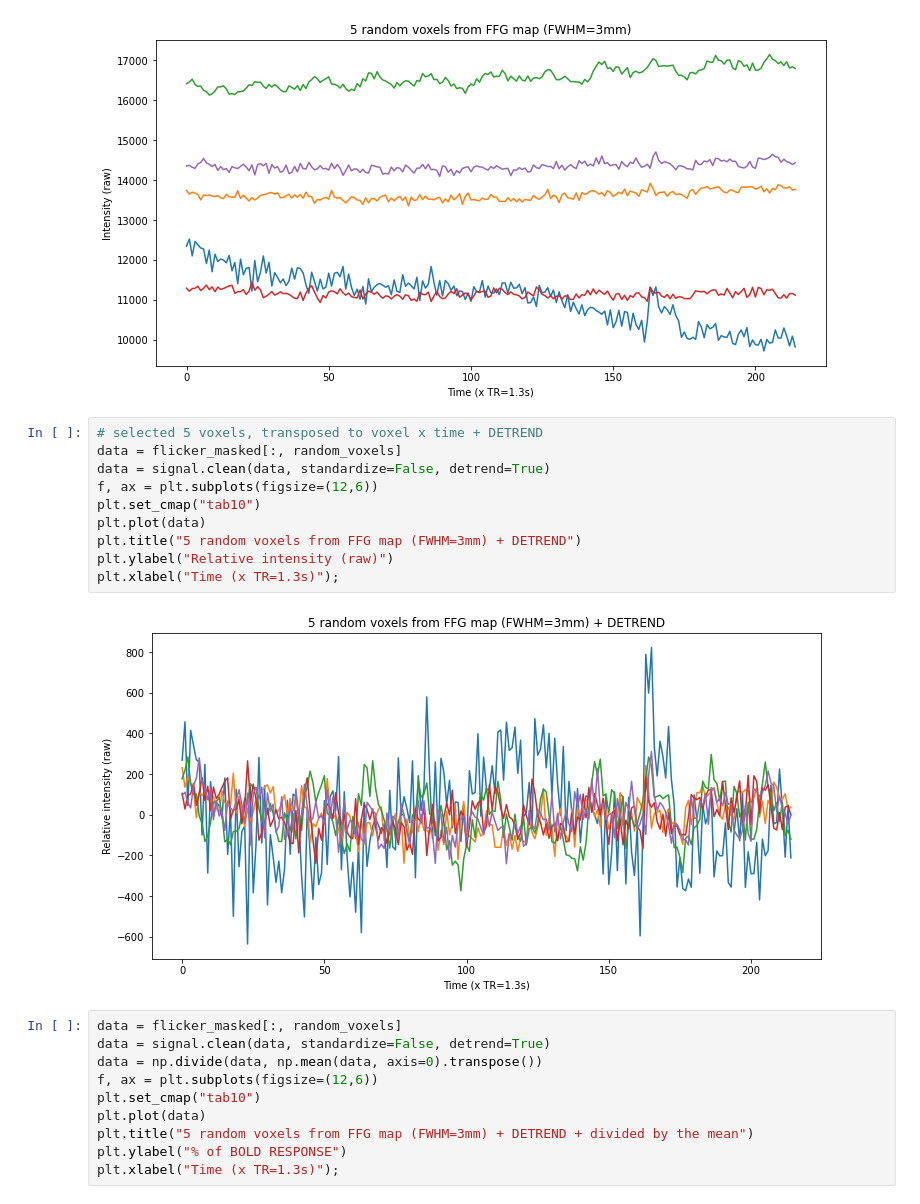
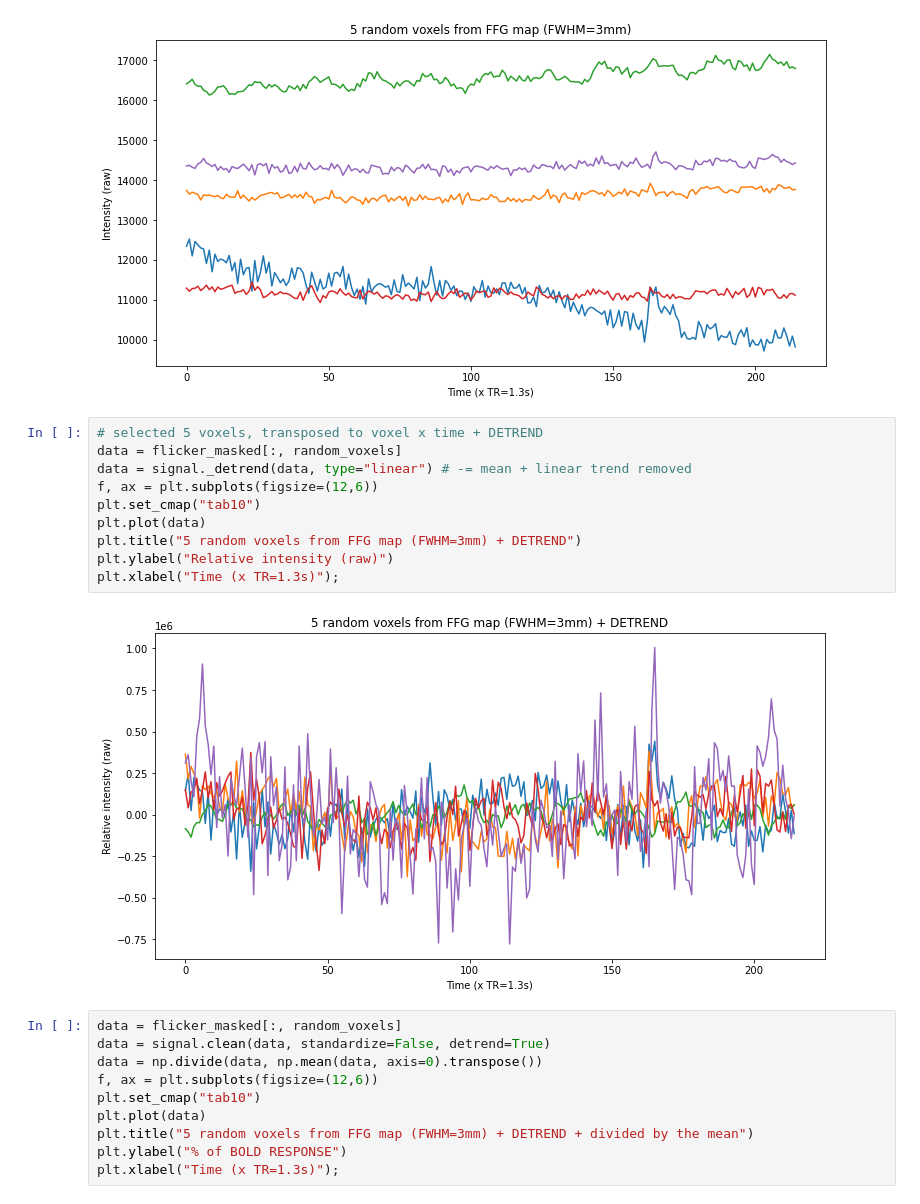
Before and after one commit to maciekszul/BrainDyn_ANALYSIS, a Jupyter notebook: parcel_voxel_extraction.ipynb, the cells around one changed output. Drawn from its saved outputs; the diff is of its cells as text.

```diff
--- a/parcel_voxel_extraction.ipynb
+++ b/parcel_voxel_extraction.ipynb
@@ -63,15 +66,15 @@ plt.xlabel("Time (x TR=1.3s)");
 # %%
 # selected 5 voxels, transposed to voxel x time + DETREND
 data = flicker_masked[:, random_voxels]
-data = signal.clean(data, standardize=False, detrend=True)
+data = signal._detrend(data, type="linear") # -= mean + linear trend removed
 f, ax = plt.subplots(figsize=(12,6))
 plt.set_cmap("tab10")
 plt.plot(data)
 plt.title("5 random voxels from FFG map (FWHM=3mm) + DETREND")
 plt.ylabel("Relative intensity (raw)")
 plt.xlabel("Time (x TR=1.3s)");
 # %% [output]
-[figure, old version]
+[figure, new version]
 # %%
 data = flicker_masked[:, random_voxels]
 data = signal.clean(data, standardize=False, detrend=True)
```
Also changed, not shown: parts of 2 cells of this notebook.
